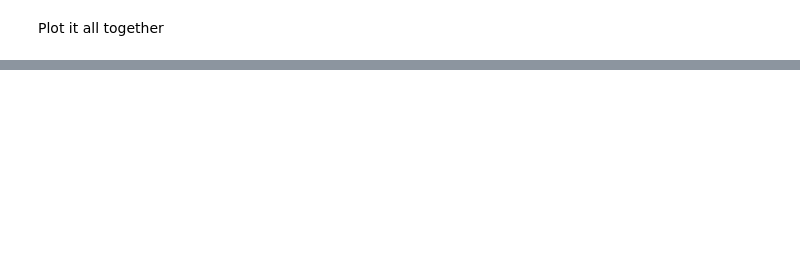
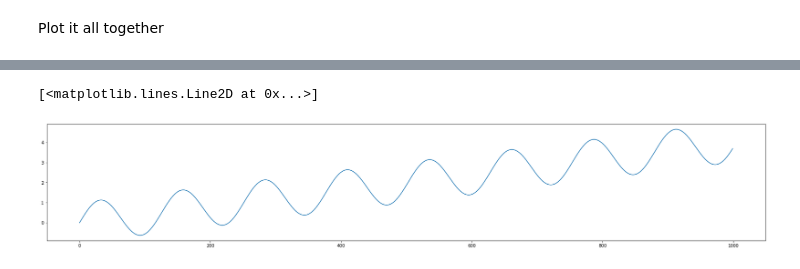
Before and after one commit to philhteoma/Msc-Data-Science-Thesis, a Jupyter notebook: lstm-sinwave.ipynb, the cells around one changed output, grey strips where cells are left out. Saved outputs shown, nothing was run; the diff lists cells and outputs as text; code cells hidden in the pictures; blank space fills up the shorter version.

```diff
--- a/lstm-sinwave.ipynb
+++ b/lstm-sinwave.ipynb
@@ -192,0 +201,16 @@ The blue line is where the model is making predictions on data it has not seen b
+# %%
+N = 1000 # number of samples
+T = 20 # width of the wave
+stDev = 0.5 # Strength of noise
+averageMovement = 4
+
+
+x = np.arange(N) / N
+base_y = np.sin(np.arange(N)/1.0/T).astype(np.float32) # Pure sin wave
+base_y += np.arange(N) / (N / averageMovement)
+y = base_y + np.random.normal(loc=0, scale=stDev, size=N) # Add noise to sample
+# %%
+plt.plot(base_y)
+# %% [output]
+[<matplotlib.lines.Line2D at 0x...>]
+[figure, added]
```
Also changed, not shown: parts of 24 cells of this notebook.
